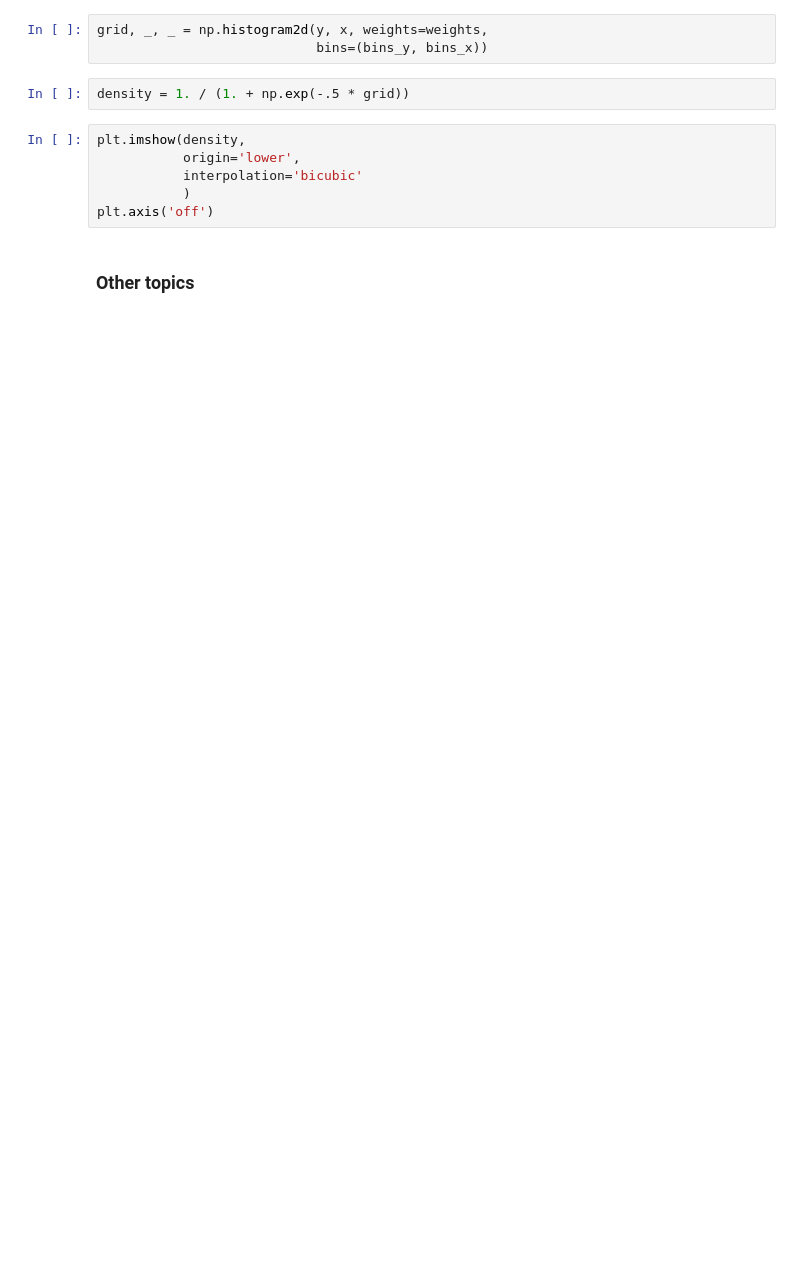
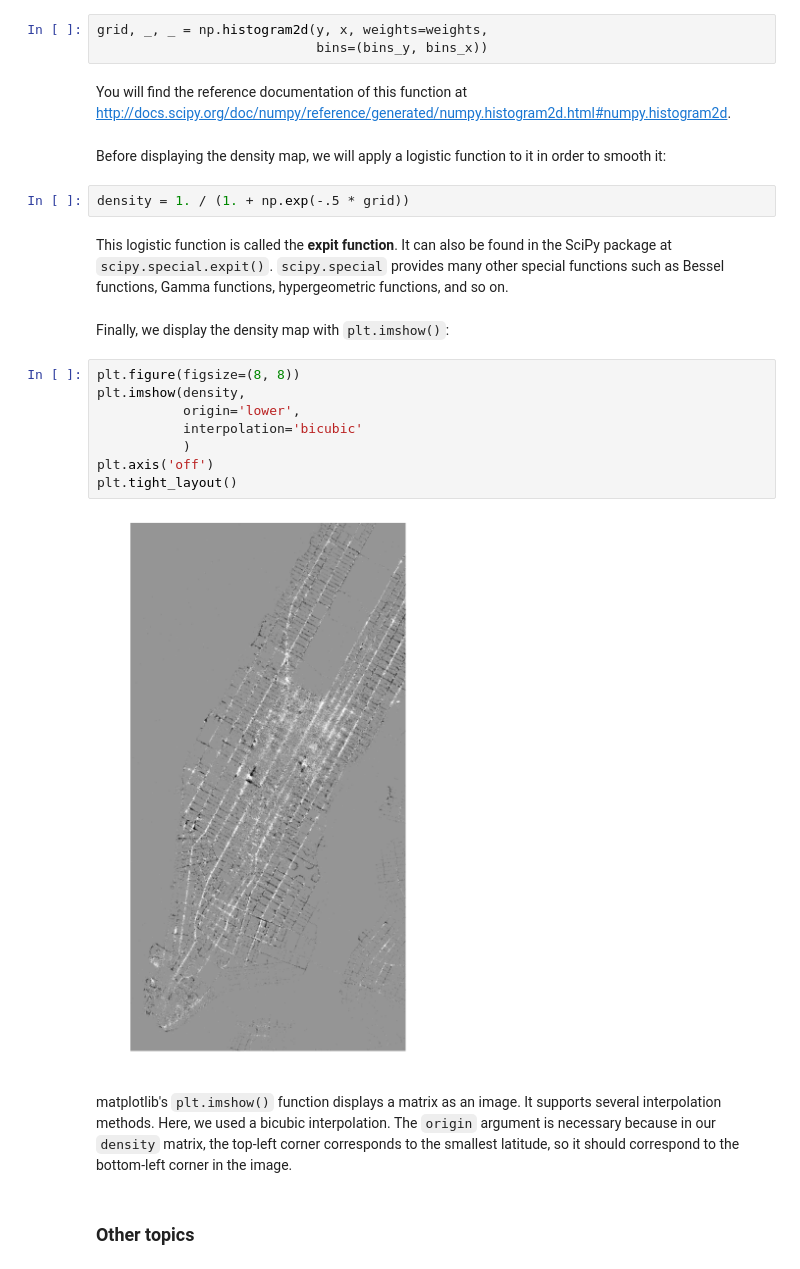
Before and after one commit to ipython-books/minibook-2nd-code, a Jupyter notebook: chapter3/34-computing.ipynb, the cells around one changed output. Saved outputs shown, nothing was run; the diff lists cells and outputs as text; blank space fills up the shorter version.

```diff
--- a/chapter3/34-computing.ipynb
+++ b/chapter3/34-computing.ipynb
@@ -143,13 +239,27 @@ bins_y = np.arange(y_min, y_max, bin)
 # %%
 grid, _, _ = np.histogram2d(y, x, weights=weights,
                             bins=(bins_y, bins_x))
+# %% [markdown]
+You will find the reference documentation of this function at http://docs.scipy.org/doc/numpy/reference/generated/numpy.histogram2d.html#numpy.histogram2d.
+# %% [markdown]
+Before displaying the density map, we will apply a logistic function to it in order to smooth it:
 # %%
 density = 1. / (1. + np.exp(-.5 * grid))
+# %% [markdown]
+This logistic function is called the **expit function**. It can also be found in the SciPy package at `scipy.special.expit()`. `scipy.special` provides many other special functions such as Bessel functions, Gamma functions, hypergeometric functions, and so on.
+# %% [markdown]
+Finally, we display the density map with `plt.imshow()`:
 # %%
+plt.figure(figsize=(8, 8))
 plt.imshow(density,
            origin='lower',
            interpolation='bicubic'
            )
 plt.axis('off')
+plt.tight_layout()
+# %% [output]
+[figure, added]
+# %% [markdown]
+matplotlib's `plt.imshow()` function displays a matrix as an image. It supports several interpolation methods. Here, we used a bicubic interpolation. The `origin` argument is necessary because in our `density` matrix, the top-left corner corresponds to the smallest latitude, so it should correspond to the bottom-left corner in the image.
 # %% [markdown]
 ### Other topics
```
Also changed, not shown: parts of 53 cells of this notebook, 1 other file.
